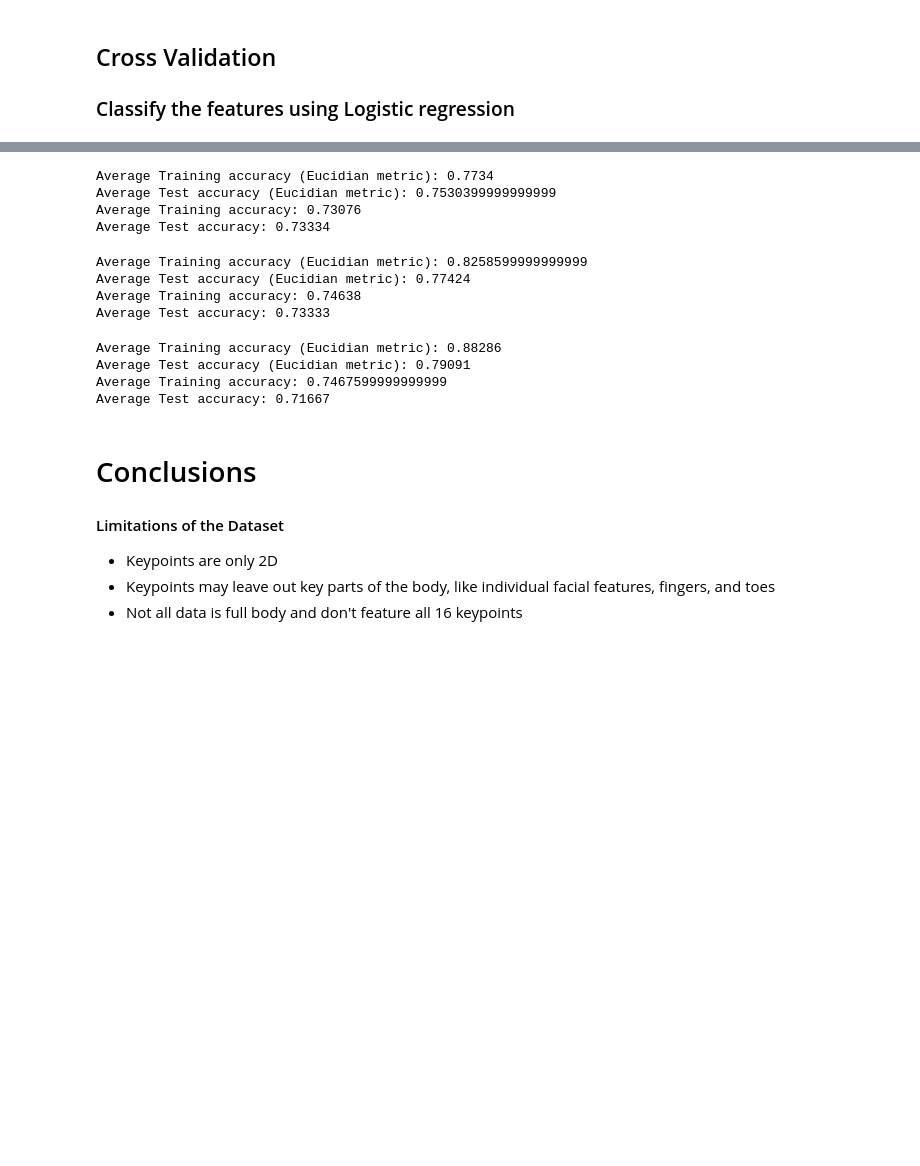
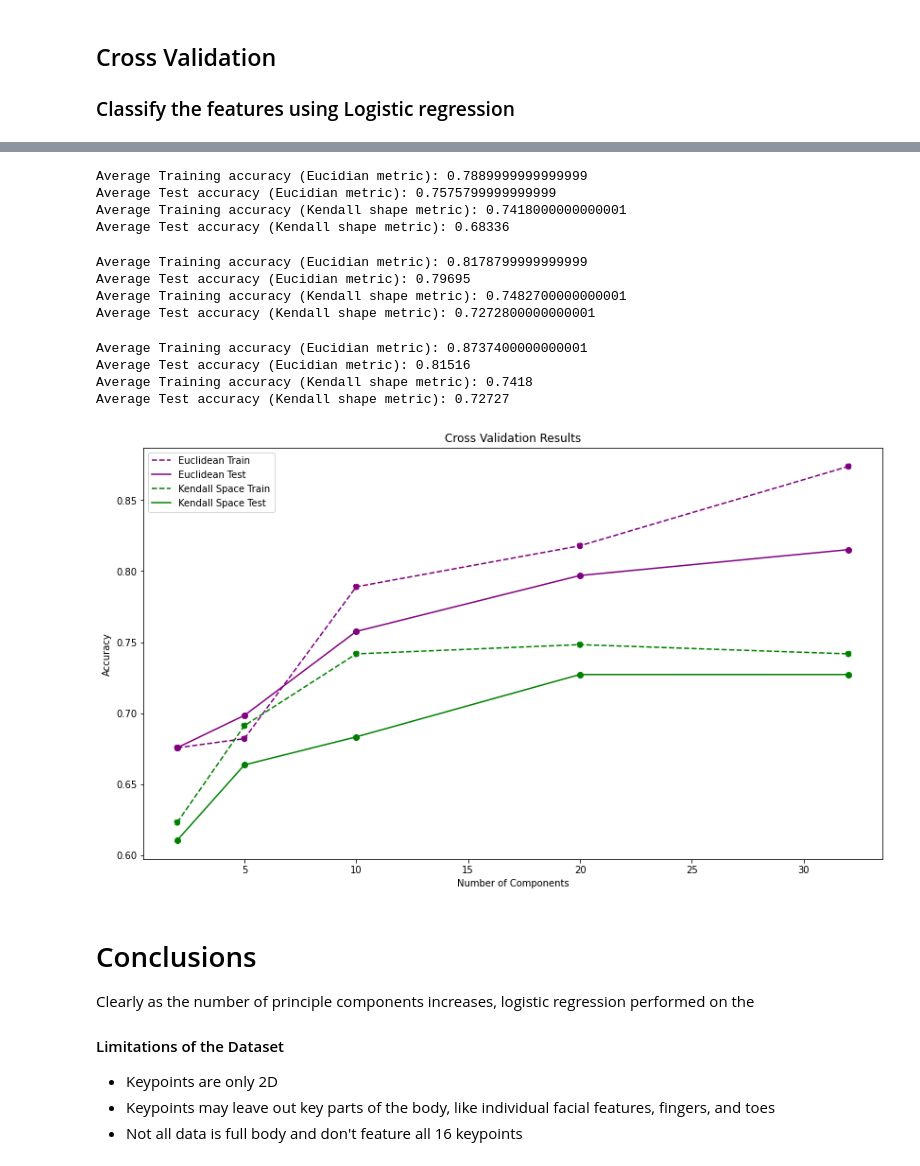
Before and after one commit to abhijithatreyat/geomstats_project, a Jupyter notebook: main.ipynb, the cells around one changed output, grey strips where cells are left out. Cells and saved outputs as stored; diff of their text form; code cells hidden in the pictures; blank space fills up the shorter version.

Commit message:
adding figures

```diff
--- a/main.ipynb
+++ b/main.ipynb
@@ -293,6 +308,10 @@ for i in range(10):
 print("Average Training accuracy (Eucidian metric): " + str(np.mean(train_acc_avg)))
 print("Average Test accuracy (Eucidian metric): " + str(np.mean(test_acc_avg)))
 
+euclidean_train.append(np.mean(train_acc_avg))
+euclidean_test.append(np.mean(test_acc_avg))
+
+
 #Tanget PCA
 train_acc_avg = list()
 test_acc_avg = list()
@@ -303,11 +322,14 @@ for i in range(10):
 
 print("Average Training accuracy (Kendall shape metric): " + str(np.mean(train_acc_avg)))
 print("Average Test accuracy (Kendall shape metric): " + str(np.mean(test_acc_avg)))
+
+kendall_train.append(np.mean(train_acc_avg))
+kendall_test.append(np.mean(test_acc_avg))
 # %% [output]
-Average Training accuracy (Eucidian metric): 0.7734
-Average Test accuracy (Eucidian metric): 0.7530399999999999
-Average Training accuracy: 0.73076
-Average Test accuracy: 0.73334
+Average Training accuracy (Eucidian metric): 0.7889999999999999
+Average Test accuracy (Eucidian metric): 0.7575799999999999
+Average Training accuracy (Kendall shape metric): 0.7418000000000001
+Average Test accuracy (Kendall shape metric): 0.68336
 # %%
 # 20 Principle Components
 
@@ -321,6 +343,9 @@ for i in range(10):
 print("Average Training accuracy (Eucidian metric): " + str(np.mean(train_acc_avg)))
 print("Average Test accuracy (Eucidian metric): " + str(np.mean(test_acc_avg)))
 
+euclidean_train.append(np.mean(train_acc_avg))
+euclidean_test.append(np.mean(test_acc_avg))
+
 #Tangent PCA
 train_acc_avg = list()
 test_acc_avg = list()
@@ -331,11 +356,14 @@ for i in range(10):
 
 print("Average Training accuracy (Kendall shape metric): " + str(np.mean(train_acc_avg)))
 print("Average Test accuracy (Kendall shape metric): " + str(np.mean(test_acc_avg)))
+
+kendall_train.append(np.mean(train_acc_avg))
+kendall_test.append(np.mean(test_acc_avg))
 # %% [output]
-Average Training accuracy (Eucidian metric): 0.8258599999999999
-Average Test accuracy (Eucidian metric): 0.77424
-Average Training accuracy: 0.74638
-Average Test accuracy: 0.73333
+Average Training accuracy (Eucidian metric): 0.8178799999999999
+Average Test accuracy (Eucidian metric): 0.79695
+Average Training accuracy (Kendall shape metric): 0.7482700000000001
+Average Test accuracy (Kendall shape metric): 0.7272800000000001
 # %%
 # 32 Components (All)
 
@@ -349,6 +377,9 @@ for i in range(10):
 print("Average Training accuracy (Eucidian metric): " + str(np.mean(train_acc_avg)))
 print("Average Test accuracy (Eucidian metric): " + str(np.mean(test_acc_avg)))
 
+euclidean_train.append(np.mean(train_acc_avg))
+euclidean_test.append(np.mean(test_acc_avg))
+
 # Tangent PCA
 train_acc_avg = list()
 test_acc_avg = list()
@@ -359,13 +390,53 @@ for i in range(10):
 
 print("Average Training accuracy (Kendall shape metric): " + str(np.mean(train_acc_avg)))
 print("Average Test accuracy (Kendall shape metric): " + str(np.mean(test_acc_avg)))
+
+kendall_train.append(np.mean(train_acc_avg))
+kendall_test.append(np.mean(test_acc_avg))
 # %% [output]
-Average Training accuracy (Eucidian metric): 0.88286
-Average Test accuracy (Eucidian metric): 0.79091
-Average Training accuracy: 0.7467599999999999
-Average Test accuracy: 0.71667
+Average Training accuracy (Eucidian metric): 0.8737400000000001
+Average Test accuracy (Eucidian metric): 0.81516
+Average Training accuracy (Kendall shape metric): 0.7418
+Average Test accuracy (Kendall shape metric): 0.72727
+# %%
+import numpy as np
+import math
+import matplotlib.pyplot as plt
+from pylab import rcParams
+%matplotlib inline
+rcParams['figure.figsize'] = 14, 8
+
+n_comp = [2, 5, 10, 20, 32]
+euclidean_train
+euclidean_test
+kendall_train
+kendall_test
+
+plt.scatter(n_comp, euclidean_train, color='purple', linestyle = '--')
+plt.plot(n_comp, euclidean_train, label='Euclidean Train',color='purple', linestyle = '--')
+
+plt.scatter(n_comp, euclidean_test, color='purple')
+plt.plot(n_comp, euclidean_test,  label='Euclidean Test', color='purple')
+
+plt.scatter(n_comp, kendall_train, color='green',linestyle = '--')
+plt.plot(n_comp, kendall_train,  label='Kendall Space Train', color='green',linestyle = '--')
+
+plt.scatter(n_comp, kendall_test, color='green')
+plt.plot(n_comp, kendall_test,  label='Kendall Space Test', color='green')
+
+plt.xlabel('Number of Components')
+plt.ylabel('Accuracy')
+plt.title('Cross Validation Results')
+plt.legend()
+
+plt.show()
+# %% [output]
+[figure, added]
 # %% [markdown]
 # Conclusions
+
+Clearly as the number of principle components increases, logistic regression performed on the
+
 
 #### Limitations of the Dataset
 - Keypoints are only 2D
```
Also changed, not shown: parts of 8 cells of this notebook.
